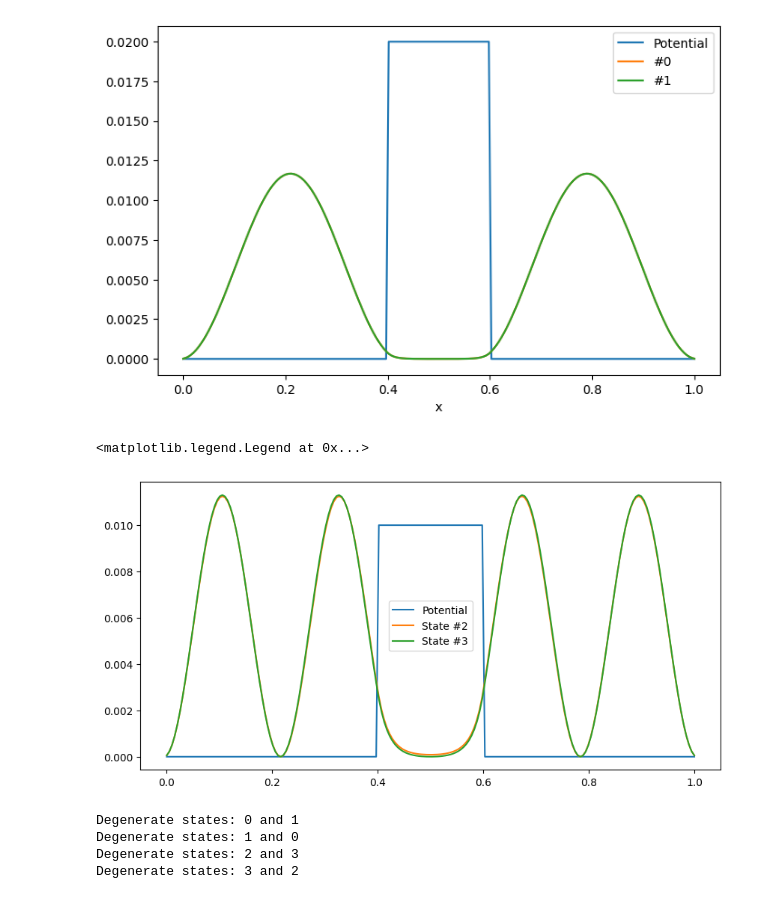
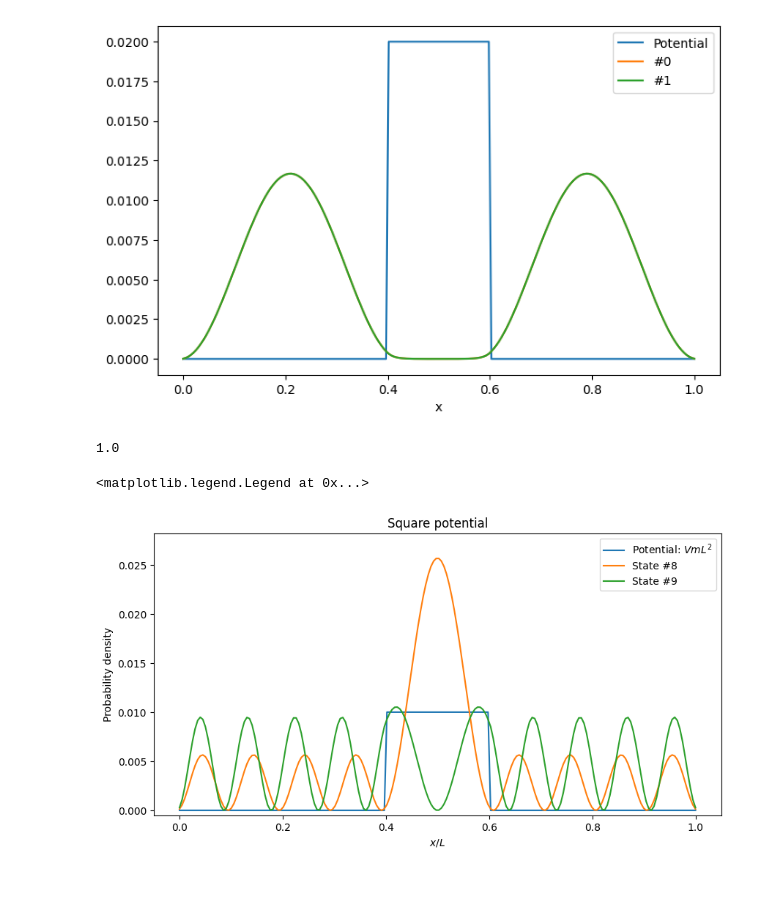
Before and after one commit to MrIsCM/Physics_Simulations, a Jupyter notebook: Shrodinger/shrod_eq.ipynb, the cells around one changed output. Cells and saved outputs as stored; diff of their text form; code cells hidden in the pictures.

Commit message:
Added some simulations with interesting potentials

```diff
--- a/Shrodinger/shrod_eq.ipynb
+++ b/Shrodinger/shrod_eq.ipynb
@@ -77,9 +77,6 @@ def hamiltonian(N, V):
 	U = sparse.diags(V)
 	H = T + U
 
-	# Normalize
-	H = H / sparse.linalg.norm(H)
-
 	return H
 # %% [markdown]
 Compute the eigenvectors and eigenvalues
@@ -119,40 +126,39 @@ def simulate(N, potential_type, intensity=0.02, n_eigen=10):
 simulate(N=200, potential_type='square', intensity=0.02, n_eigen=2)
 # %% [output]
 [figure]
+# %%
+def normalize_potential(V):
+	return V / np.linalg.norm(V)
+
+def integ_potential(V):
+	return sum(V)/len(V)
+
+vector = np.array([1, 1, 1, 1, 1])
+integ_potential(vector)
+# %% [output]
+1.0
 # %%
 N = 200
 X = define_grid(N)
+V_0 = 0.01
 V_null = null_potential(N)
-V_square = square_potential(N, intensity=0.01)
-V_well = square_potential(N, intensity=-0.01)
-V_gaussian = gaussian_potential(N, intensity=0.01)
+V_square = square_potential(N, intensity=V_0)
+V_well = square_potential(N, intensity=-V_0)
+V_gaussian = gaussian_potential(N, intensity=V_0)
 # %%
 V = V_square
 H = hamiltonian(N, V)
 eigenvalues, eigenvectors = compute_eigens(H, k=10)
-index = 2
+index = 8
 fig = plt.figure(figsize=(10, 5))
-plt.plot(X, V, label='Potential')
+plt.plot(X, V, label='Potential: $VmL^2$')
 plt.plot(X, eigenvectors[:, index]**2, label=f'State #{index}')
 plt.plot(X, eigenvectors[:, index+1]**2, label=f'State #{index+1}')
+plt.ylim(-0.0005, np.max(eigenvectors**2)*1.1)
+plt.title('Square potential')
+plt.xlabel('$x/L$')
+plt.ylabel('Probability density')
 plt.legend()
 # %% [output]
 <matplotlib.legend.Legend at 0x...>
-[figure, old version]
+[figure, new version]
-# %%
-def degeneracy(eigenvalues, tolerance=0.001):
-
-	# Normalize the eigenvalues so the tolerance is relative
-	eigenvalues_normalized = eigenvalues / np.linalg.norm(eigenvalues)
-
-	for i, e1 in enumerate(eigenvalues_normalized):
-		for j, e2 in enumerate(eigenvalues_normalized):
-			if i != j and np.abs(e1 - e2) < tolerance:
-				print(f'Degenerate states: {i} and {j}')
-
-degeneracy(eigenvalues)
-# %% [output]
-Degenerate states: 0 and 1
-Degenerate states: 1 and 0
-Degenerate states: 2 and 3
-Degenerate states: 3 and 2
```
Also changed, not shown: parts of 4 cells of this notebook.
